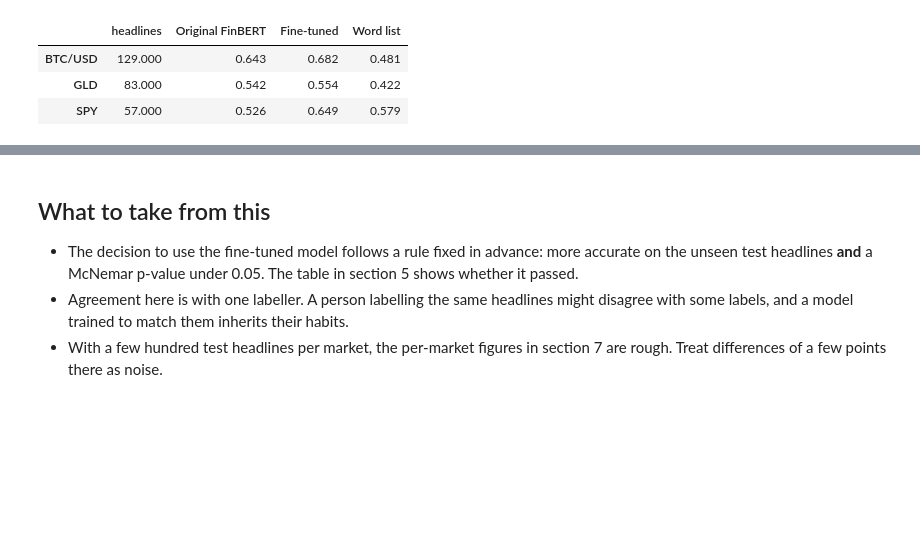
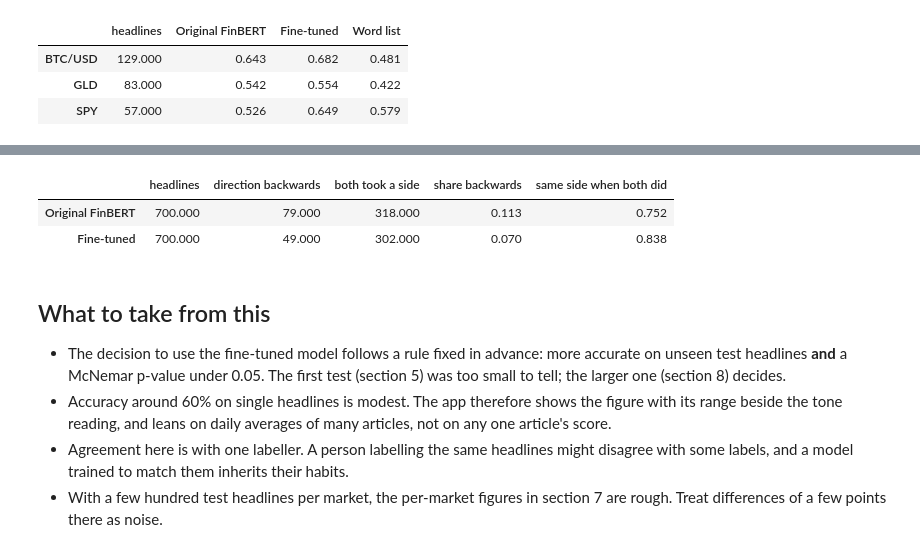
Before and after one commit to LouSens/RADAR, a Jupyter notebook: notebooks/06_sentiment_finetuning.ipynb, the cells around one changed output, grey strips where cells are left out. Saved outputs shown, nothing was run; the diff lists cells and outputs as text; code cells hidden in the pictures; blank space fills up the shorter version.

```diff
--- a/notebooks/06_sentiment_finetuning.ipynb
+++ b/notebooks/06_sentiment_finetuning.ipynb
@@ -336,9 +431,24 @@ pd.DataFrame(by_market).T
+# %%
+if replication is not None and "direction" in replication:
+    display(pd.DataFrame(
+        {"Original FinBERT": replication["direction_base"], "Fine-tuned": replication["direction"]}
+    ).T.rename(columns={
+        "n": "headlines", "opposite": "direction backwards", "opposite_rate": "share backwards",
+        "both_polar": "both took a side", "same_direction": "same side when both did",
+    }))
+# %% [output]
+|  | headlines | direction backwards | both took a side | share backwards | same side when both did |
+| Original FinBERT | 700.000 | 79.000 | 318.000 | 0.113 | 0.752 |
+| Fine-tuned | 700.000 | 49.000 | 302.000 | 0.070 | 0.838 |
 # %% [markdown]
 ## What to take from this
 
 - The decision to use the fine-tuned model follows a rule fixed in advance: more
-  accurate on the unseen test headlines **and** a McNemar p-value under 0.05. The
-  table in section 5 shows whether it passed.
+  accurate on unseen test headlines **and** a McNemar p-value under 0.05. The first
+  test (section 5) was too small to tell; the larger one (section 8) decides.
+- Accuracy around 60% on single headlines is modest. The app therefore shows the
+  figure with its range beside the tone reading, and leans on daily averages of many
+  articles, not on any one article's score.
 - Agreement here is with one labeller. A person labelling the same headlines might
   disagree with some labels, and a model trained to match them inherits their habits.
 - With a few hundred test headlines per market, the per-market figures in section 7
```
Also changed, not shown: parts of 5 cells of this notebook, 9 other files.
